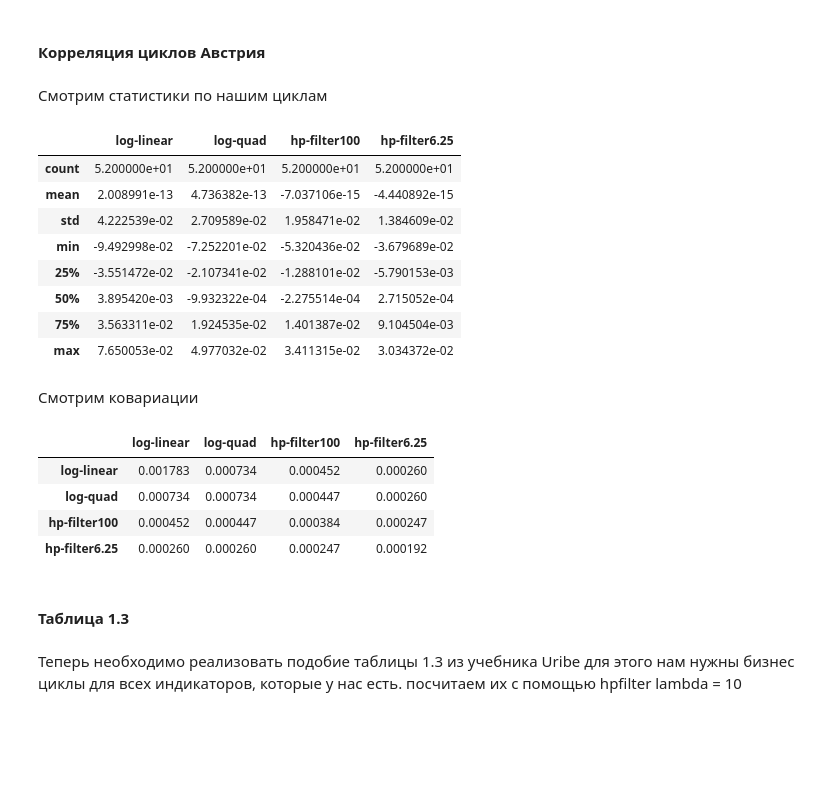
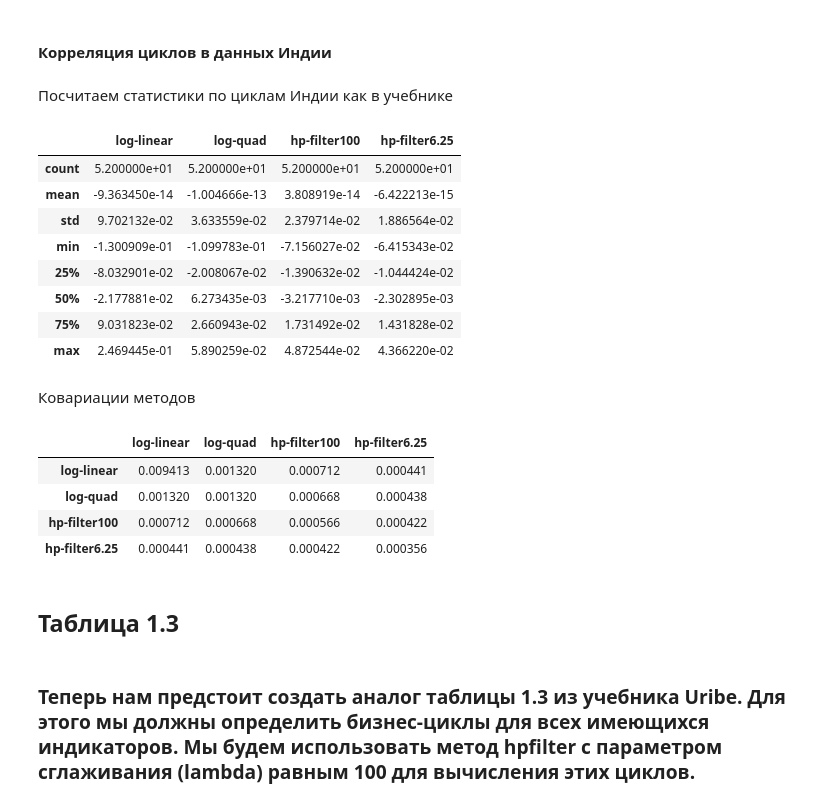
Before and after one commit to SingleMeow/BusinessCycleRegularities, a Jupyter notebook: Solution.ipynb, the cells around one changed output. Saved outputs shown, nothing was run; the diff lists cells and outputs as text; code cells hidden in the pictures; blank space fills up the shorter version.

```diff
--- a/Solution.ipynb
+++ b/Solution.ipynb
@@ -315,0 +114,9 @@ Correlation of hp-filters with lambda = 6.25 cycles: f0.5217295998732828
+# %%
+usa_data_log = usa_data.copy()
+ind_data_log = ind_data.copy()
+
+for indicator in indicators:
+    usa_data_log.loc[usa_data_log.Indicator == indicator, 'Value'] = \
+        np.log(usa_data[usa_data.Indicator == indicator]['Value'].astype(float))
+    ind_data_log.loc[ind_data_log.Indicator == indicator, 'Value'] = \
+        np.log(ind_data[ind_data.Indicator == indicator]['Value'].astype(float))
@@ -315,0 +173,27 @@ Correlation of hp-filters with lambda = 6.25 cycles: f0.5217295998732828
+# %%
+def show_plot(ticks, x_data, y_data_1, y_data_2, y_data_1_label, y_data_2_label):
+    _, axs = plt.subplots(1, 1, figsize=(10, 6))
+    axs.set_xticks(ticks)
+    axs.set_xlabel("Year")
+    axs.plot(x_data, y_data_1, label=y_data_1_label)
+    axs.plot(x_data, y_data_2, label=y_data_2_label)
+    axs.legend()
+    plt.tight_layout()
+    plt.show()
+
+def show_data_by_indicator(y_data_1, y_data_2, y_data_1_label, y_data_2_label, indicator='NY.GDP.PCAP.KN'):
+    year_array = y_data_1[y_data_1.Indicator == indicator].Year.astype(int)
+    ticks = np.arange(int(min(year_array)), int(max(year_array)) + 1, 10)
+    y_1 = y_data_1[y_data_1.Indicator == indicator].Value
+    y_2 = y_data_2
+    show_plot(ticks, year_array, y_1, y_2, y_data_1_label, y_data_2_label)
+
+def show_oneline_plot(ticks, x_data, y_data_1, y_data_1_label):
+    _, axs = plt.subplots(1, 1, figsize=(10, 6))
+    axs.set_xticks(ticks)
+    axs.set_xlabel("Year")
+    axs.plot(x_data, y_data_1, label=y_data_1_label)
+    axs.axhline(y=0, color='red', linestyle='--')
+    axs.legend()
+    plt.tight_layout()
+    plt.show()
@@ -315,0 +279,2 @@ Correlation of hp-filters with lambda = 6.25 cycles: f0.5217295998732828
+# %%
+ind_part_1 = solve_first_part_of_task(ind_data_log, indicators)
@@ -347,2 +355,2 @@ usa_cycle_array.cov()
 # %% [markdown]
-#### Корреляция циклов Австрия
+#### Корреляция циклов в данных Индии
@@ -351,31 +357,33 @@ aus_cycle_array = create_cycle_array(aus_result_1)
+# %%
+ind_cycle_array = create_cycle_array(ind_part_1)
 # %% [markdown]
-Смотрим статистики по нашим циклам
+Посчитаем статистики по циклам Индии как в учебнике
 # %%
-usa_cycle_array.describe()
+ind_cycle_array.describe()
 # %% [output]
 |  | log-linear | log-quad | hp-filter100 | hp-filter6.25 |
 | count | 5.200000e+01 | 5.200000e+01 | 5.200000e+01 | 5.200000e+01 |
-| mean | 2.008991e-13 | 4.736382e-13 | -7.037106e-15 | -4.440892e-15 |
-| std | 4.222539e-02 | 2.709589e-02 | 1.958471e-02 | 1.384609e-02 |
-| min | -9.492998e-02 | -7.252201e-02 | -5.320436e-02 | -3.679689e-02 |
-| 25% | -3.551472e-02 | -2.107341e-02 | -1.288101e-02 | -5.790153e-03 |
-| 50% | 3.895420e-03 | -9.932322e-04 | -2.275514e-04 | 2.715052e-04 |
-| 75% | 3.563311e-02 | 1.924535e-02 | 1.401387e-02 | 9.104504e-03 |
-| max | 7.650053e-02 | 4.977032e-02 | 3.411315e-02 | 3.034372e-02 |
+| mean | -9.363450e-14 | -1.004666e-13 | 3.808919e-14 | -6.422213e-15 |
+| std | 9.702132e-02 | 3.633559e-02 | 2.379714e-02 | 1.886564e-02 |
+| min | -1.300909e-01 | -1.099783e-01 | -7.156027e-02 | -6.415343e-02 |
+| 25% | -8.032901e-02 | -2.008067e-02 | -1.390632e-02 | -1.044424e-02 |
+| 50% | -2.177881e-02 | 6.273435e-03 | -3.217710e-03 | -2.302895e-03 |
+| 75% | 9.031823e-02 | 2.660943e-02 | 1.731492e-02 | 1.431828e-02 |
+| max | 2.469445e-01 | 5.890259e-02 | 4.872544e-02 | 4.366220e-02 |
-# %% [markdown]
-Смотрим ковариации
+# %% [markdown]
+Ковариации методов
 # %%
-usa_cycle_array.cov()
+ind_cycle_array.cov()
 # %% [output]
 |  | log-linear | log-quad | hp-filter100 | hp-filter6.25 |
-| log-linear | 0.001783 | 0.000734 | 0.000452 | 0.000260 |
-| log-quad | 0.000734 | 0.000734 | 0.000447 | 0.000260 |
-| hp-filter100 | 0.000452 | 0.000447 | 0.000384 | 0.000247 |
-| hp-filter6.25 | 0.000260 | 0.000260 | 0.000247 | 0.000192 |
+| log-linear | 0.009413 | 0.001320 | 0.000712 | 0.000441 |
+| log-quad | 0.001320 | 0.001320 | 0.000668 | 0.000438 |
+| hp-filter100 | 0.000712 | 0.000668 | 0.000566 | 0.000422 |
+| hp-filter6.25 | 0.000441 | 0.000438 | 0.000422 | 0.000356 |
 # %% [markdown]
-#### Таблица 1.3
+## Таблица 1.3
-# %% [markdown]
-Теперь необходимо реализовать подобие таблицы 1.3 из учебника Uribe для этого нам нужны бизнес циклы для всех индикаторов, которые у нас есть. посчитаем их с помощью hpfilter lambda = 10
+# %% [markdown]
+### Теперь нам предстоит создать аналог таблицы 1.3 из учебника Uribe. Для этого мы должны определить бизнес-циклы для всех имеющихся индикаторов. Мы будем использовать метод hpfilter с параметром сглаживания (lambda) равным 100 для вычисления этих циклов.
 # %%
 def calc_all_cycles(data):
     return [hp_filter(data, indicators[0], 100, False),    # 'GDP per capita'
```
Also changed, not shown: parts of 90 cells of this notebook.
